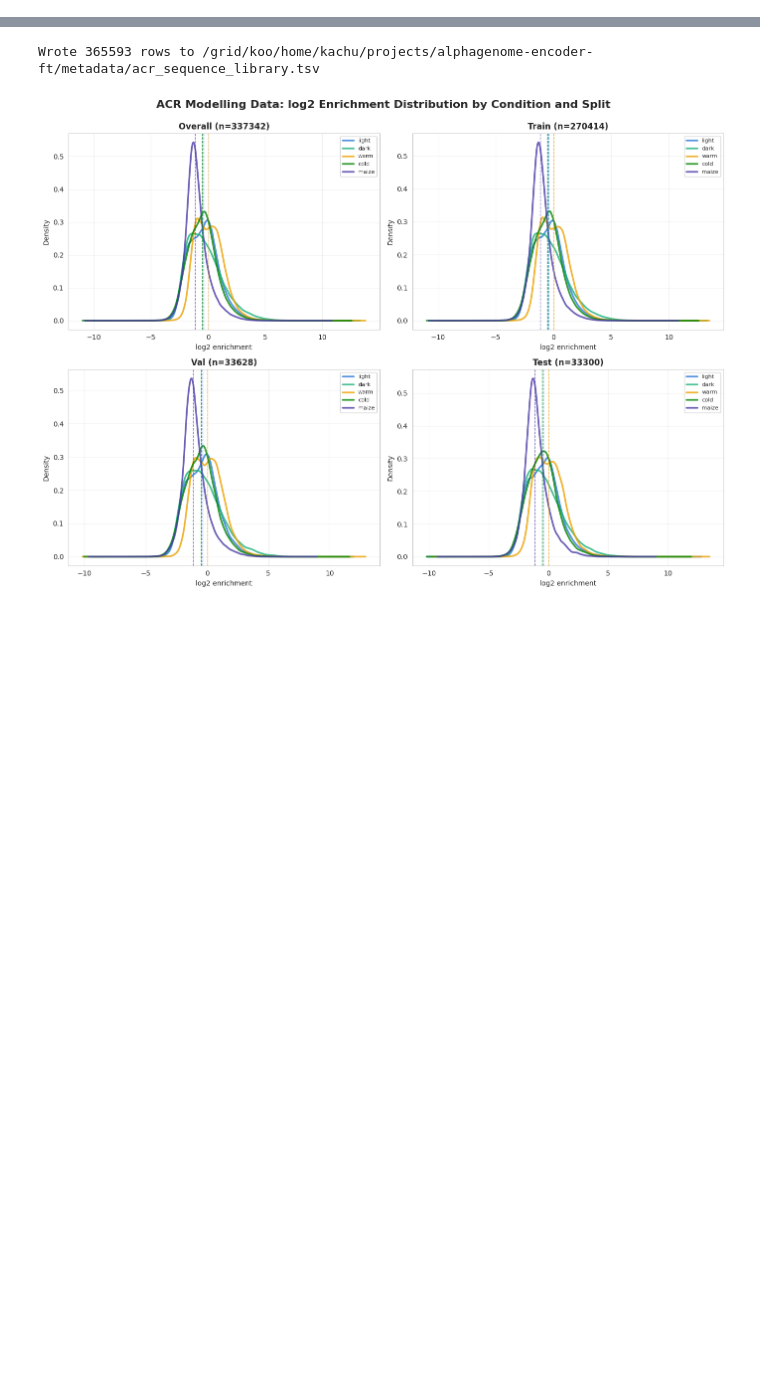
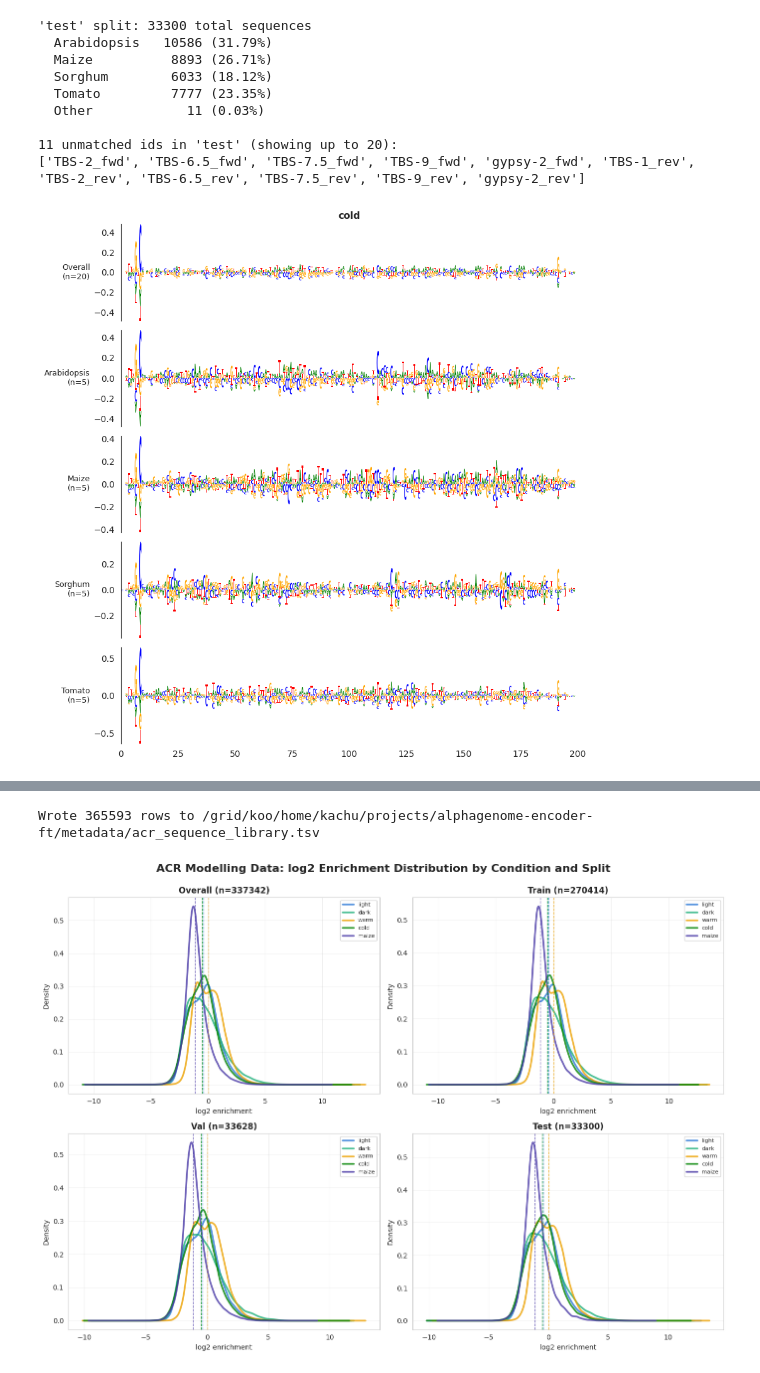
Before and after one commit to katelynsyc/alphagenome-encoder-ft, a Jupyter notebook: test.ipynb, the cells around one changed output, grey strips where cells are left out. Saved outputs shown, nothing was run; the diff lists cells and outputs as text; code cells hidden in the pictures; blank space fills up the shorter version.

Commit message:
Saturation mutagenesis, raw gradient correction code added

```diff
--- a/test.ipynb
+++ b/test.ipynb
@@ -0,0 +1,25 @@
+# %%
+import sys
+import os
+os.chdir("/grid/koo/home/kachu/projects/alphagenome-encoder-ft")
+sys.path.insert(0, "src")                 # alphagenome_encoder_ft lives here, not pip-installed
+sys.path.insert(0, "scripts/3_analyze")   # saturation_mutagenesis.py lives here
+
+import numpy as np
+from saturation_mutagenesis import load_model_and_test_data, run_ism
+from alphagenome_encoder_ft import load_config_from_checkpoint, summarize_species_masks
+
+checkpoint_path = "results/ray_tune/ag_hpsweep_1000/checkpoints/e898939e/df4406c4716cd2cf/stage2/best.pt"
+config, checkpoint = load_config_from_checkpoint(checkpoint_path)
+
+# stratified sample: 5 sequences per species, so every species panel has something to plot
+masks_full, _ = summarize_species_masks(config.data.input_tsv)
+rng = np.random.default_rng(0)
+ism_indices = sorted(
+    int(i)
+    for name in ["Arabidopsis", "Maize", "Sorghum", "Tomato"]
+    for i in rng.choice(np.flatnonzero(masks_full[name]), size=5, replace=False)
+)  # keep this around -- reused below to subset the species masks to match
+
+model, wrapped, test_dataset = load_model_and_test_data(checkpoint_path, config)
+X, organism_idx, y0, y_hat = run_ism(wrapped, test_dataset, indices=ism_indices)
@@ -0,0 +39,21 @@
+# %%
+from saturation_mutagenesis import compute_attributions, plot_attribution_logos_by_species
+from alphagenome_encoder_ft import summarize_species_masks
+
+# iterate freely below without rerunning the ism above:
+attr_dict = compute_attributions(y0, y_hat, X)
+masks, _ = summarize_species_masks(config.data.input_tsv)  # masks are over the FULL test split (33300 rows)
+subset = list(ism_indices)  # must match the indices passed to run_ism above
+species_only = {k: v[subset] for k, v in masks.items() if k != "Other"}
+fig = plot_attribution_logos_by_species(attr_dict, species_only)
+# %% [output]
+'test' split: 33300 total sequences
+  Arabidopsis   10586 (31.79%)
+  Maize          8893 (26.71%)
+  Sorghum        6033 (18.12%)
+  Tomato         7777 (23.35%)
+  Other            11 (0.03%)
+
+11 unmatched ids in 'test' (showing up to 20):
+['TBS-2_fwd', 'TBS-6.5_fwd', 'TBS-7.5_fwd', 'TBS-9_fwd', 'gypsy-2_fwd', 'TBS-1_rev', 'TBS-2_rev', 'TBS-6.5_rev', 'TBS-7.5_rev', 'TBS-9_rev', 'gypsy-2_rev']
+[figure, added]
```
Also changed, not shown: parts of 10 cells of this notebook, 27 other files.
